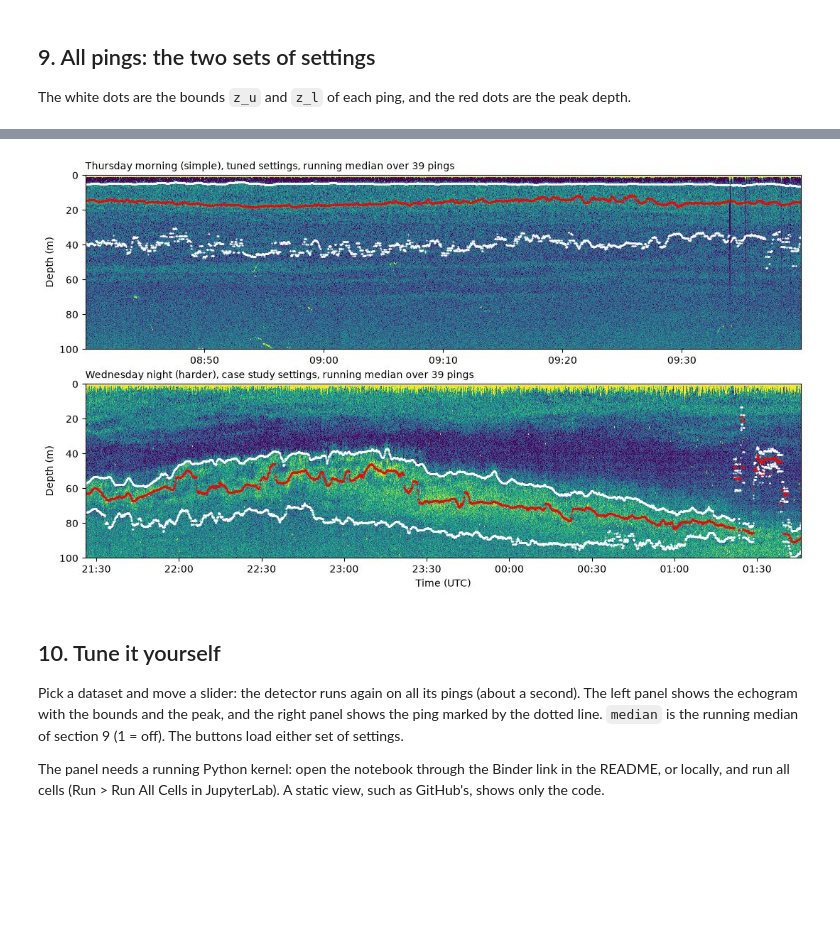
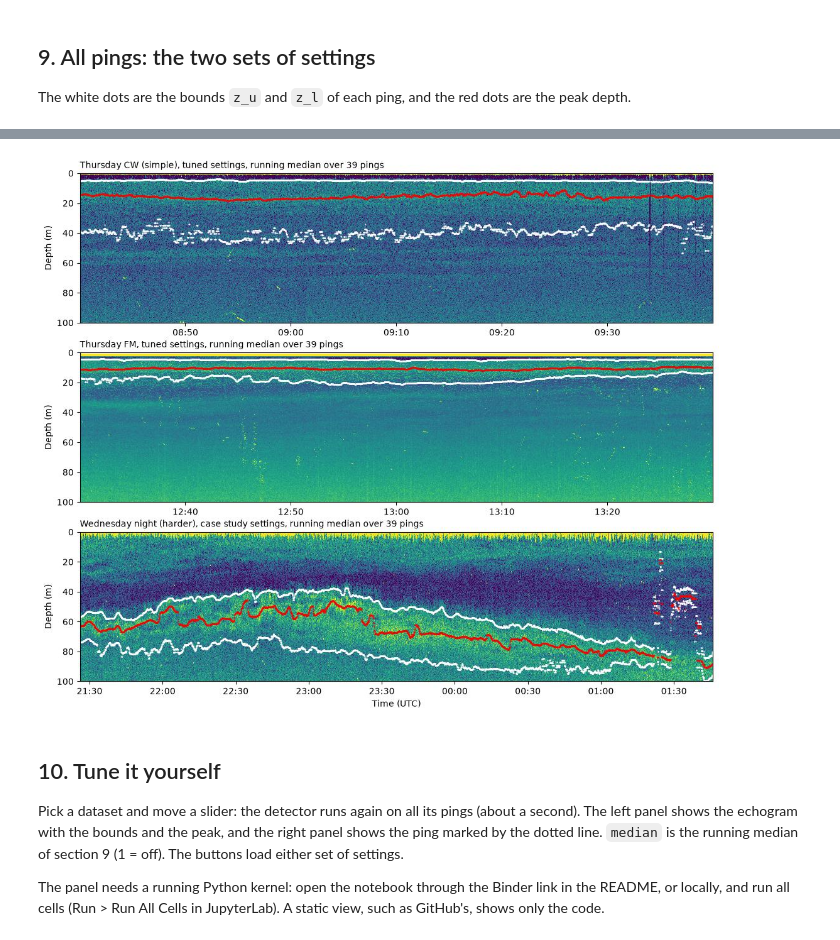
Before and after one commit to Ahmed-Abdelgayed/SSL-detector-demo, a Jupyter notebook: ssl_detector_demo.ipynb, the cells around one changed output, grey strips where cells are left out. Drawn from its saved outputs; the diff is of its cells as text; code cells hidden in the pictures; blank space fills up the shorter version.

```diff
--- a/ssl_detector_demo.ipynb
+++ b/ssl_detector_demo.ipynb
@@ -23,7 +24,7 @@ from IPython.display import display
 
 import ssl_detector as ssl
 
-NAMES = {"thu_morning": "Thursday morning (simple)", "wed_night": "Wednesday night (harder)"}
+NAMES = {"thu_morning": "Thursday CW (simple)", "thu_fm": "Thursday FM", "wed_night": "Wednesday night (harder)"}
 D = {k: ssl.load_data(f"data/autonaut_{k}.npz") for k in NAMES}
 for k, d in D.items():
     print(f"{NAMES[k]}: {len(d['time'])} pings, {d['time'][0]} to {d['time'][-1]} UTC, "
@@ -68,7 +73,7 @@ def echogram(ax, k, r=None, median=1, title=None):
     return im
 
 
-fig, axs = plt.subplots(2, 1, figsize=(13, 7))
+fig, axs = plt.subplots(len(D), 1, figsize=(13, 3.5 * len(D)))
 for ax, k in zip(axs, D):
     im = echogram(ax, k)
 axs[-1].set_xlabel("Time (UTC)")
@@ -106,7 +112,7 @@ Two sets of settings are given in `ssl_detector.py`:
 # %%
 CASE, TUNED = ssl.DEFAULTS, ssl.TUNED
 SETTINGS = {"case study": CASE, "tuned": TUNED}
-USE = {"thu_morning": "tuned", "wed_night": "case study"}     # the settings each dataset is shown with
+USE = {"thu_morning": "tuned", "thu_fm": "tuned", "wed_night": "case study"}     # the settings each dataset is shown with
 print(f"{'':16}" + "".join(f"{name:>12}" for name in SETTINGS))
 for key in CASE:
     print(f"{key:16}" + "".join(f"{str(s[key]):>12}" for s in SETTINGS.values()))
@@ -403,7 +447,7 @@ Wednesday night (harder), case study settings
 
 The white dots are the bounds `z_u` and `z_l` of each ping, and the red dots are the peak depth.
 # %%
-fig, axs = plt.subplots(4, 1, figsize=(13, 13))
+fig, axs = plt.subplots(2 * len(D), 1, figsize=(13, 3.25 * 2 * len(D)))
 R = {}
 for row, (k, name) in enumerate((k, n) for k in D for n in SETTINGS):
     R[k, name] = ssl.detect(D[k]["sv"], D[k]["depth"], **SETTINGS[name])
@@ -432,13 +481,13 @@ over pings to give stable bounds. This filter is not part of the detector. Here
 39 pings (39 s on Thursday, about 2 minutes on Wednesday), which skips pings without a layer, on each dataset
 with its own settings.
 # %%
-fig, axs = plt.subplots(2, 1, figsize=(13, 7))
+fig, axs = plt.subplots(len(D), 1, figsize=(13, 3.5 * len(D)))
 for ax, k in zip(axs, D):
     echogram(ax, k, R[k, USE[k]], median=ssl.TUNED_MEDIAN, title=f"{NAMES[k]}, {USE[k]} settings, running median over {ssl.TUNED_MEDIAN} pings")
 axs[-1].set_xlabel("Time (UTC)")
 plt.show()
 # %% [output]
-[figure, old version]
+[figure, new version]
 # %% [markdown]
 ## 10. Tune it yourself
 
```
Also changed, not shown: parts of 23 cells of this notebook, 7 other files.
